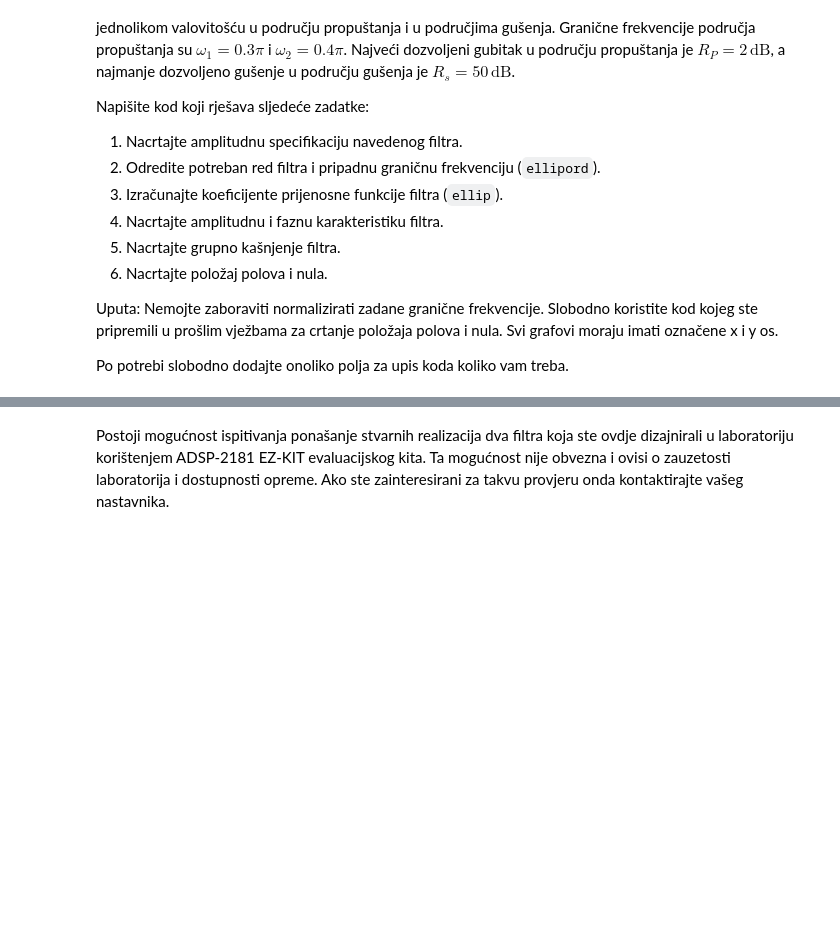
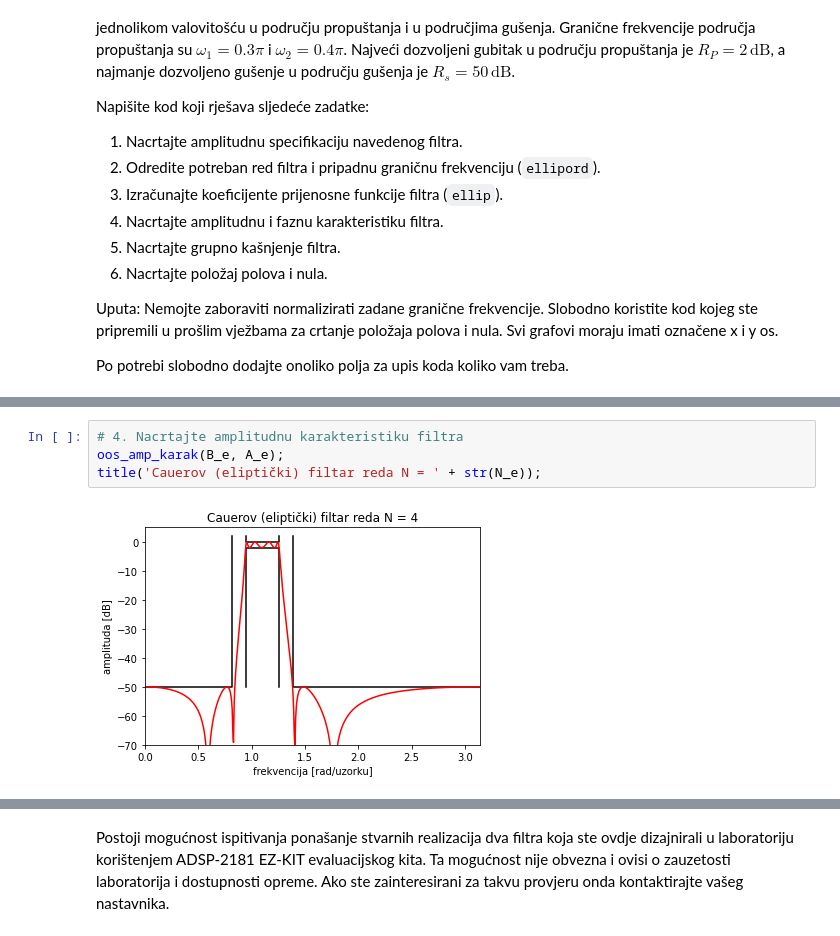
Before and after one commit to sskender/signal-processing, a Jupyter notebook: OOS_2021-2022_Vjezba_5_Dizajn_IIR_filtara.ipynb, the cells around one changed output, grey strips where cells are left out. Saved outputs shown, nothing was run; the diff lists cells and outputs as text; blank space fills up the shorter version.

```diff
--- a/OOS_2021-2022_Vjezba_5_Dizajn_IIR_filtara.ipynb
+++ b/OOS_2021-2022_Vjezba_5_Dizajn_IIR_filtara.ipynb
@@ -474,0 +513,6 @@ Po potrebi slobodno dodajte onoliko polja za upis koda koliko vam treba.
+# %%
+# 4. Nacrtajte amplitudnu karakteristiku filtra
+oos_amp_karak(B_e, A_e);
+title('Cauerov (eliptički) filtar reda N = ' + str(N_e));
+# %% [output]
+[figure, added]
```
Also changed, not shown: parts of 8 cells of this notebook.
